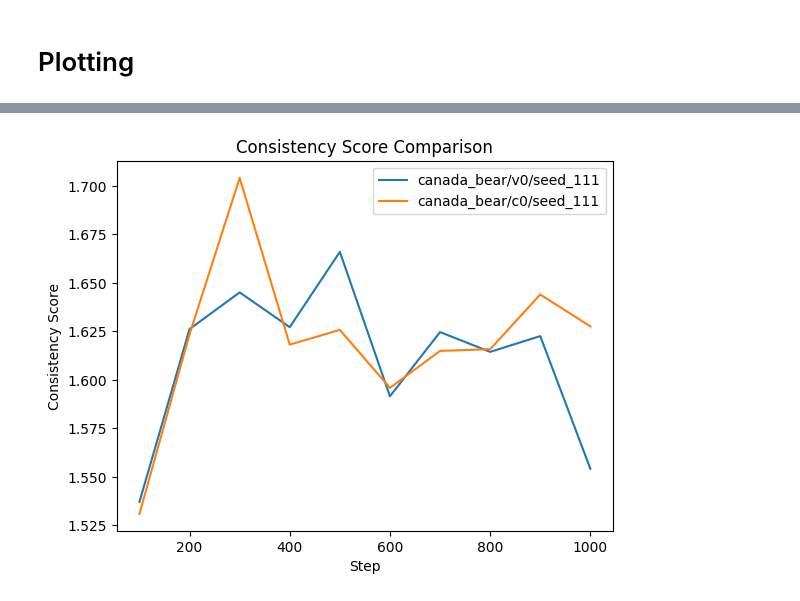
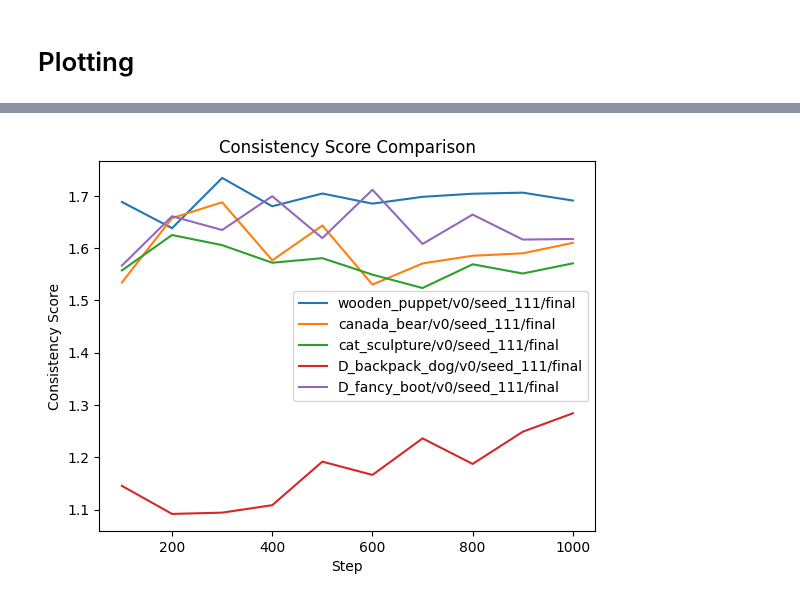
Before and after one commit to JackChen890311/inspiration_tree_analysis, a Jupyter notebook: plotting.ipynb, the cells around one changed output, grey strips where cells are left out. Cells and saved outputs as stored; diff of their text form; code cells hidden in the pictures.

```diff
--- a/plotting.ipynb
+++ b/plotting.ipynb
@@ -72,4 +101,9 @@ Consistency Score (Final): [1.530957579612732, 1.6235166192054749, 1.70408076047
-# %%
-plot_comparison([sk1, sk2])
-# %% [output]
-[figure, removed]
+# %%
+exp_one_emb_path = "experiments/20241222_conceptor_one_emb"
+exp_one_emb_node = "v0"
+exp_one_emb_seed = 111
+
+exp_one_emb_sk_list = load_score_keepers(exp_one_emb_path, exp_one_emb_node, exp_one_emb_seed)
+plot_one_exp(exp_one_emb_sk_list, types=['final'])
+# %% [output]
+[figure, added]
```
Also changed, not shown: parts of 12 cells of this notebook, 17 other files.
